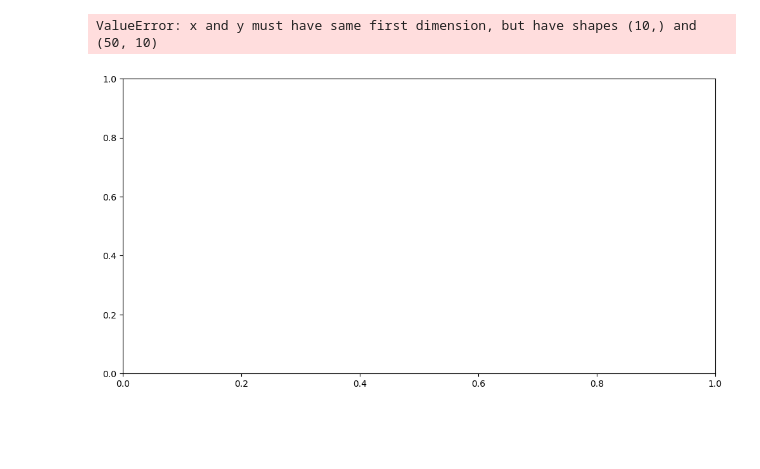
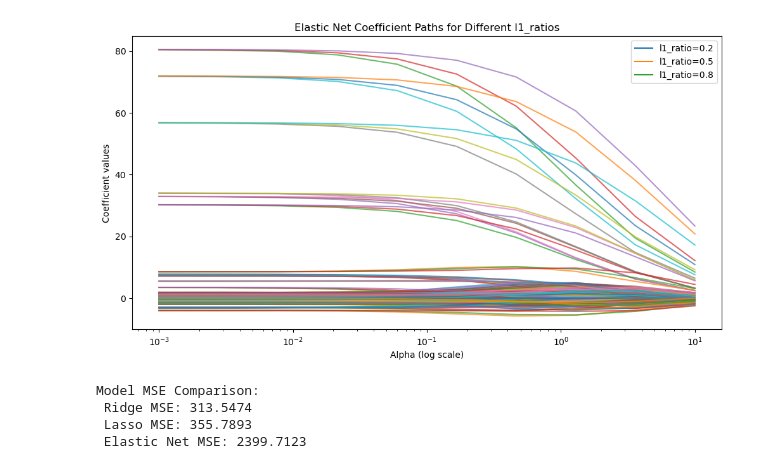
Before and after one commit to vanstyagi/ML-Sprint-Vansh, a Jupyter notebook: Day_31/elastic_net_regression.ipynb, the cells around one changed output. Drawn from its saved outputs; the diff is of its cells as text; code cells hidden in the pictures; blank space fills up the shorter version.

Commit message:
Updated Day 31 ✅ : Introduced Elastic Net regression with coefficient paths and model performance comparison

```diff
--- a/Day_31/elastic_net_regression.ipynb
+++ b/Day_31/elastic_net_regression.ipynb
@@ -25,17 +25,34 @@ for l1 in l1_ratios:
         coefs.append(model.coef_)
     elastic_coefs[l1] = np.array(coefs)
 # %%
+# Plot coefficient paths for Elastic Net
 plt.figure(figsize=(12, 6))
 
 for l1, coefs in elastic_coefs.items():
-    plt.plot(alphas, coefs.T, label=f"l1_ratio={l1}")
+    # coefs.shape = (len(alphas), n_features)
+    for coef in coefs.T:  # loop over features
+        plt.plot(alphas, coef, alpha=0.7)
+    plt.plot([], [], label=f"l1_ratio={l1}")  # dummy for legend
 
 plt.xscale("log")
 plt.xlabel("Alpha (log scale)")
 plt.ylabel("Coefficient values")
 plt.title("Elastic Net Coefficient Paths for Different l1_ratios")
 plt.legend()
 plt.show()
 # %% [output]
-ValueError: x and y must have same first dimension, but have shapes (10,) and (50, 10)
-[figure, old version]
+[figure, new version]
+# %%
+ridge = Ridge(alpha=1).fit(X_scaled, y)
+lasso = Lasso(alpha=1, max_iter=5000).fit(X_scaled, y)
+elastic = ElasticNet(alpha=1, l1_ratio=0.5, max_iter=5000).fit(X_scaled, y)
+
+print("Model MSE Comparison:")
+print(f" Ridge MSE: {np.mean((ridge.predict(X_scaled) - y) ** 2):.4f}")
+print(f" Lasso MSE: {np.mean((lasso.predict(X_scaled) - y) ** 2):.4f}")
+print(f" Elastic Net MSE: {np.mean((elastic.predict(X_scaled) - y) ** 2):.4f}")
+# %% [output]
+Model MSE Comparison:
+ Ridge MSE: 313.5474
+ Lasso MSE: 355.7893
+ Elastic Net MSE: 2399.7123
```
